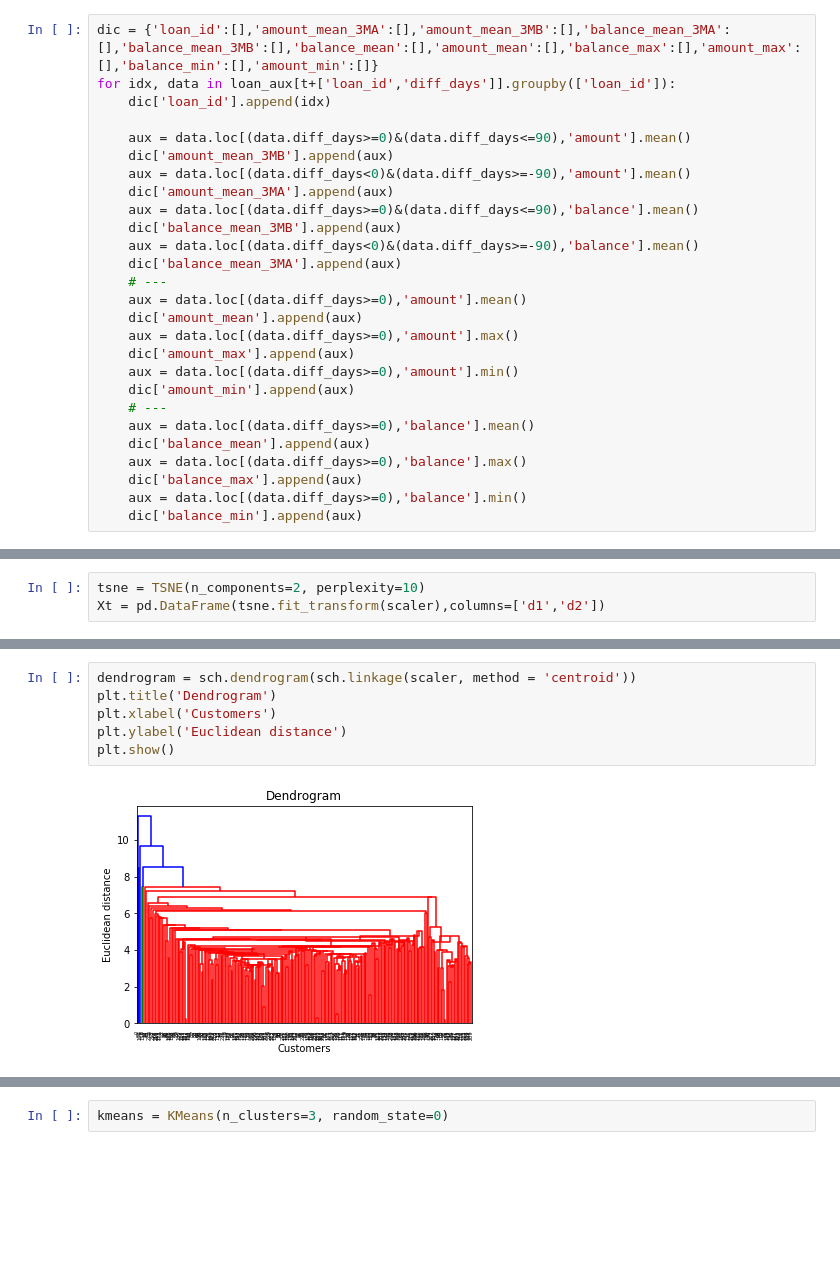
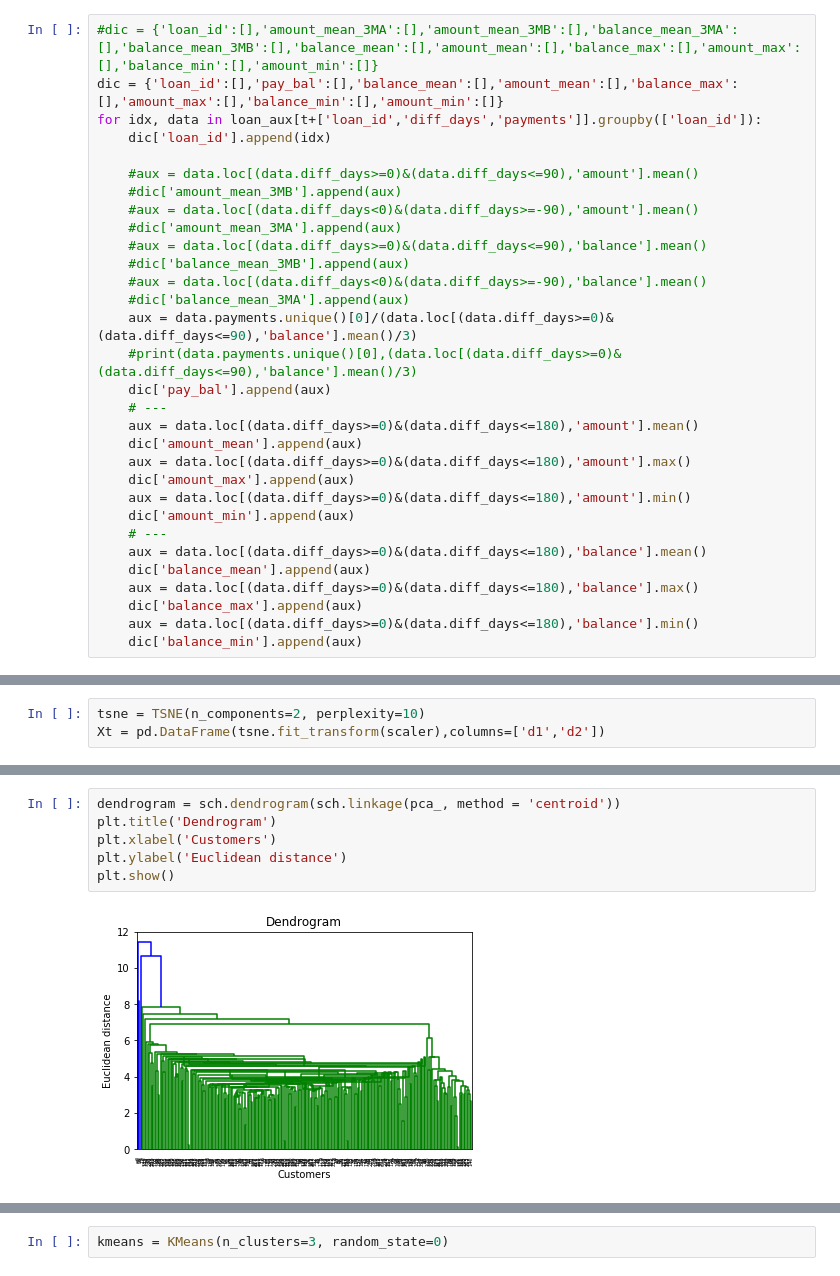
Before and after one commit to Jav10/ClusterBank, a Jupyter notebook: examen2.ipynb, the cells around one changed output, grey strips where cells are left out. Cells and saved outputs as stored; diff of their text form; blank space fills up the shorter version.

```diff
--- a/examen2.ipynb
+++ b/examen2.ipynb
@@ -657,29 +667,33 @@ loan_aux.head(2)
 | 0 | 5314 | 1787 | 1993-07-05 | 96396 | 12 | 8,033.0000 | c_terminado_prestamo_no_pagado | 523621 | 1993-03-22 | credito | ... |
 | 1 | 5314 | 1787 | 1993-07-05 | 96396 | 12 | 8,033.0000 | c_terminado_prestamo_no_pagado | 524054 | 1993-04-21 | credito | ... |
 # %%
-dic = {'loan_id':[],'amount_mean_3MA':[],'amount_mean_3MB':[],'balance_mean_3MA':[],'balance_mean_3MB':[],'balance_mean':[],'amount_mean':[],'balance_max':[],'amount_max':[],'balance_min':[],'amount_min':[]}
-for idx, data in loan_aux[t+['loan_id','diff_days']].groupby(['loan_id']):
+#dic = {'loan_id':[],'amount_mean_3MA':[],'amount_mean_3MB':[],'balance_mean_3MA':[],'balance_mean_3MB':[],'balance_mean':[],'amount_mean':[],'balance_max':[],'amount_max':[],'balance_min':[],'amount_min':[]}
+dic = {'loan_id':[],'pay_bal':[],'balance_mean':[],'amount_mean':[],'balance_max':[],'amount_max':[],'balance_min':[],'amount_min':[]}
+for idx, data in loan_aux[t+['loan_id','diff_days','payments']].groupby(['loan_id']):
     dic['loan_id'].append(idx)
 
-    aux = data.loc[(data.diff_days>=0)&(data.diff_days<=90),'amount'].mean()
-    dic['amount_mean_3MB'].append(aux)
-    aux = data.loc[(data.diff_days<0)&(data.diff_days>=-90),'amount'].mean()
-    dic['amount_mean_3MA'].append(aux)
-    aux = data.loc[(data.diff_days>=0)&(data.diff_days<=90),'balance'].mean()
-    dic['balance_mean_3MB'].append(aux)
-    aux = data.loc[(data.diff_days<0)&(data.diff_days>=-90),'balance'].mean()
-    dic['balance_mean_3MA'].append(aux)
+    #aux = data.loc[(data.diff_days>=0)&(data.diff_days<=90),'amount'].mean()
+    #dic['amount_mean_3MB'].append(aux)
+    #aux = data.loc[(data.diff_days<0)&(data.diff_days>=-90),'amount'].mean()
+    #dic['amount_mean_3MA'].append(aux)
+    #aux = data.loc[(data.diff_days>=0)&(data.diff_days<=90),'balance'].mean()
+    #dic['balance_mean_3MB'].append(aux)
+    #aux = data.loc[(data.diff_days<0)&(data.diff_days>=-90),'balance'].mean()
+    #dic['balance_mean_3MA'].append(aux)
+    aux = data.payments.unique()[0]/(data.loc[(data.diff_days>=0)&(data.diff_days<=90),'balance'].mean()/3)
+    #print(data.payments.unique()[0],(data.loc[(data.diff_days>=0)&(data.diff_days<=90),'balance'].mean()/3)
+    dic['pay_bal'].append(aux)
     # ---
-    aux = data.loc[(data.diff_days>=0),'amount'].mean()
+    aux = data.loc[(data.diff_days>=0)&(data.diff_days<=180),'amount'].mean()
     dic['amount_mean'].append(aux)
-    aux = data.loc[(data.diff_days>=0),'amount'].max()
+    aux = data.loc[(data.diff_days>=0)&(data.diff_days<=180),'amount'].max()
     dic['amount_max'].append(aux)
-    aux = data.loc[(data.diff_days>=0),'amount'].min()
+    aux = data.loc[(data.diff_days>=0)&(data.diff_days<=180),'amount'].min()
     dic['amount_min'].append(aux)
     # ---
-    aux = data.loc[(data.diff_days>=0),'balance'].mean()
+    aux = data.loc[(data.diff_days>=0)&(data.diff_days<=180),'balance'].mean()
     dic['balance_mean'].append(aux)
-    aux = data.loc[(data.diff_days>=0),'balance'].max()
+    aux = data.loc[(data.diff_days>=0)&(data.diff_days<=180),'balance'].max()
     dic['balance_max'].append(aux)
-    aux = data.loc[(data.diff_days>=0),'balance'].min()
+    aux = data.loc[(data.diff_days>=0)&(data.diff_days<=180),'balance'].min()
     dic['balance_min'].append(aux)
@@ -826,9 +909,9 @@ plt.show()
 # %%
-dendrogram = sch.dendrogram(sch.linkage(scaler, method = 'centroid'))
+dendrogram = sch.dendrogram(sch.linkage(pca_, method = 'centroid'))
 plt.title('Dendrogram')
 plt.xlabel('Customers')
 plt.ylabel('Euclidean distance')
 plt.show()
 # %% [output]
-[figure, old version]
+[figure, new version]
 # %%
```
Also changed, not shown: parts of 32 cells of this notebook.
